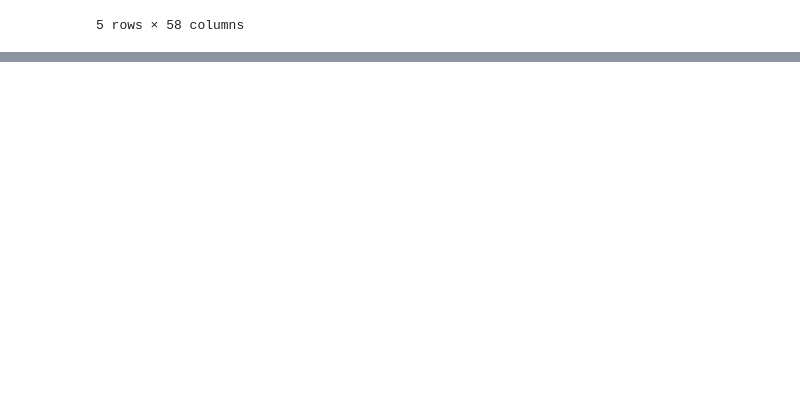
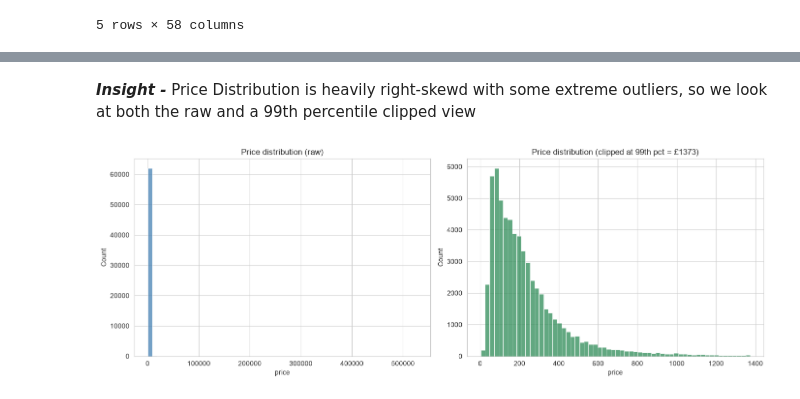
Before and after one commit to Engineer-purvesh18/AirBnb_Analysis, a Jupyter notebook: main.ipynb, the cells around one changed output, grey strips where cells are left out. Cells and saved outputs as stored; diff of their text form; code cells hidden in the pictures; blank space fills up the shorter version.

```diff
--- a/main.ipynb
+++ b/main.ipynb
@@ -194,0 +215,15 @@ listings.head()
+# %% [markdown]
+***Insight -***
+Price Distribution is heavily right-skewd with some extreme outliers, so we look at both the raw and a 99th percentile clipped view
+# %%
+fig, axes = plt.subplots(1, 2, figsize=(14, 5))
+sns.histplot(listings['price'], bins=60, ax=axes[0], color='steelblue')
+axes[0].set_title('Price distribution (raw)')
+
+clip = listings['price'].quantile(0.99)
+sns.histplot(listings.loc[listings['price'] <= clip, 'price'], bins=60, ax=axes[1], color='seagreen')
+axes[1].set_title(f'Price distribution (clipped at 99th pct = £{clip:.0f})')
+plt.tight_layout()
+plt.show()
+# %% [output]
+[figure, added]
```
Also changed, not shown: parts of 12 cells of this notebook.
